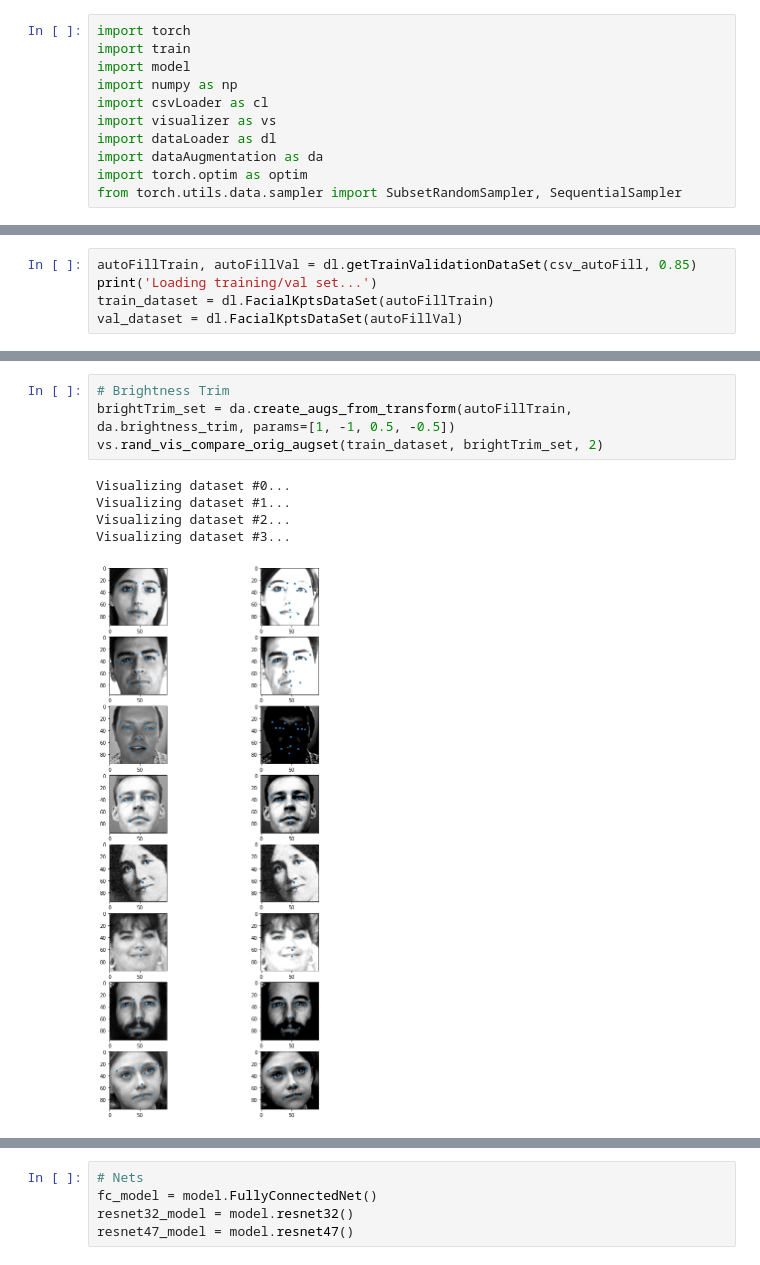
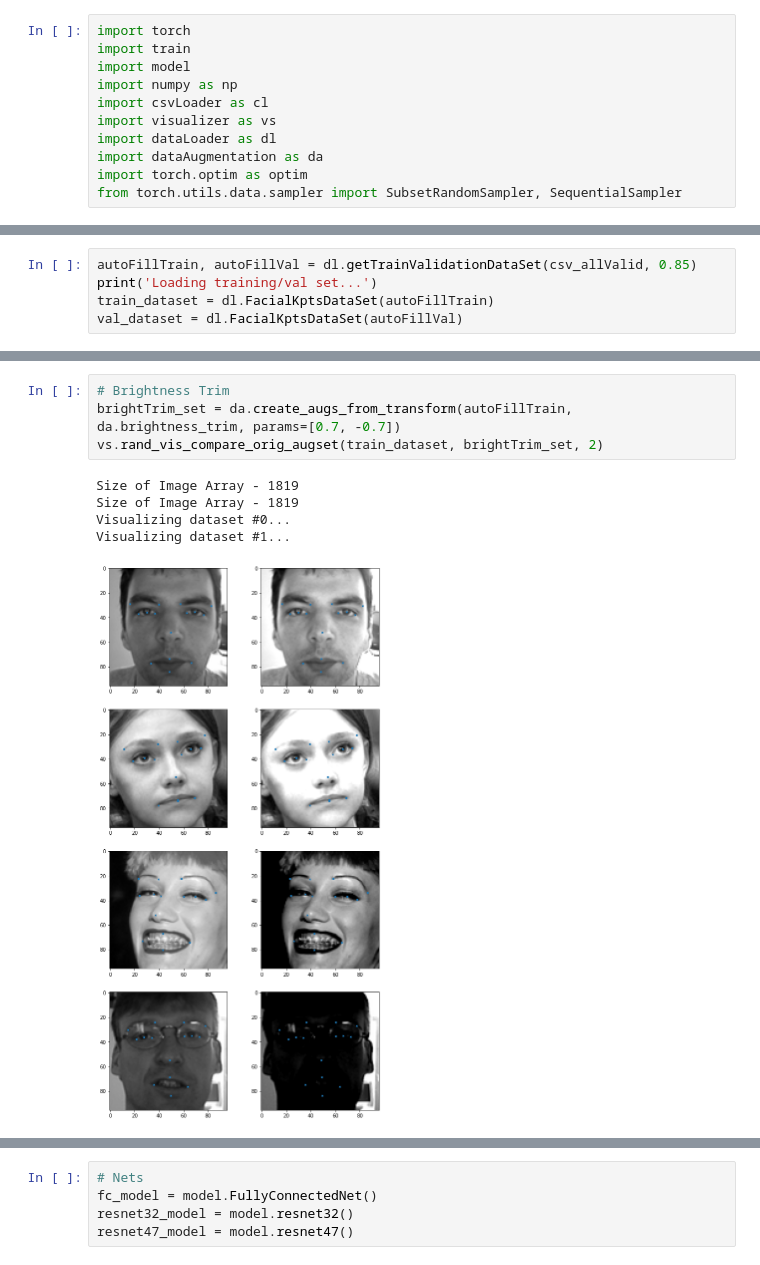
Before and after one commit to WayGold/FacialKeypointDetection, a Jupyter notebook: FacialKeypointsDetection.ipynb, the cells around one changed output, grey strips where cells are left out. Saved outputs shown, nothing was run; the diff lists cells and outputs as text.

```diff
--- a/FacialKeypointsDetection.ipynb
+++ b/FacialKeypointsDetection.ipynb
@@ -34,5 +38,5 @@ Randomly Visualizing...
 # %%
-autoFillTrain, autoFillVal = dl.getTrainValidationDataSet(csv_autoFill, 0.85)
+autoFillTrain, autoFillVal = dl.getTrainValidationDataSet(csv_allValid, 0.85)
 print('Loading training/val set...')
 train_dataset = dl.FacialKptsDataSet(autoFillTrain)
 val_dataset = dl.FacialKptsDataSet(autoFillVal)
@@ -59,13 +68,13 @@ Visualizing dataset #1...
 # %%
 # Brightness Trim
-brightTrim_set = da.create_augs_from_transform(autoFillTrain, da.brightness_trim, params=[1, -1, 0.5, -0.5])
+brightTrim_set = da.create_augs_from_transform(autoFillTrain, da.brightness_trim, params=[0.7, -0.7])
 vs.rand_vis_compare_orig_augset(train_dataset, brightTrim_set, 2)
 # %% [output]
+Size of Image Array - 1819
+Size of Image Array - 1819
 Visualizing dataset #0...
 Visualizing dataset #1...
-Visualizing dataset #2...
-Visualizing dataset #3...
-[figure, old version]
+[figure, new version]
 # %%
 # Rotation
 rotation_set = da.create_augs_from_transform(autoFillTrain, da.rotate, params=[20, -20, 10, -10])
```
Also changed, not shown: parts of 8 cells of this notebook, 9 other files.
